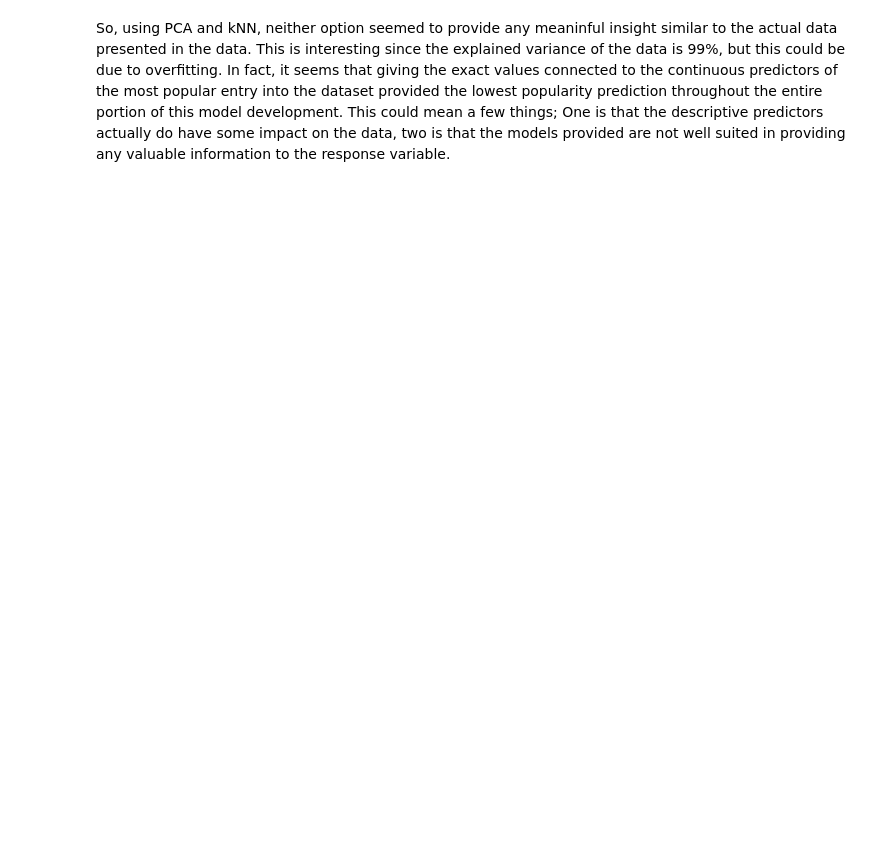
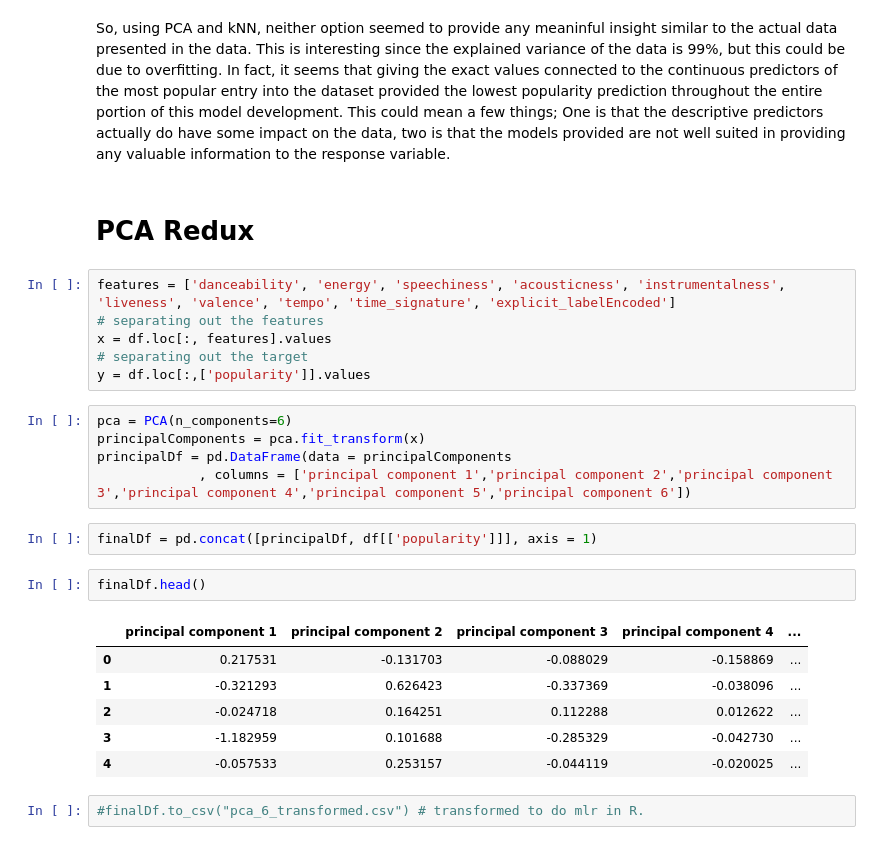
Before and after one commit to matthewsj17/Spotify-Data-Analysis-DSCI300-Project, a Jupyter notebook: DSCI300_SemesterProject.ipynb, the cells around one changed output. Saved outputs shown, nothing was run; the diff lists cells and outputs as text; blank space fills up the shorter version.

```diff
--- a/DSCI300_SemesterProject.ipynb
+++ b/DSCI300_SemesterProject.ipynb
@@ -1460,2 +1458,28 @@ array([[33.33333333]])
 # %% [markdown]
 So, using PCA and kNN, neither option seemed to provide any meaninful insight similar to the actual data presented in the data. This is interesting since the explained variance of the data is 99%, but this could be due to overfitting. In fact, it seems that giving the exact values connected to the continuous predictors of the most popular entry into the dataset provided the lowest popularity prediction throughout the entire portion of this model development. This could mean a few things; One is that the descriptive predictors actually do have some impact on the data, two is that the models provided are not well suited in providing any valuable information to the response variable.
+# %% [markdown]
+# PCA Redux
+# %%
+features = ['danceability', 'energy', 'speechiness', 'acousticness', 'instrumentalness', 'liveness', 'valence', 'tempo', 'time_signature', 'explicit_labelEncoded']
+# separating out the features
+x = df.loc[:, features].values
+# separating out the target
+y = df.loc[:,['popularity']].values
+# %%
+pca = PCA(n_components=6)
+principalComponents = pca.fit_transform(x)
+principalDf = pd.DataFrame(data = principalComponents
+             , columns = ['principal component 1','principal component 2','principal component 3','principal component 4','principal component 5','principal component 6'])
+# %%
+finalDf = pd.concat([principalDf, df[['popularity']]], axis = 1)
+# %%
+finalDf.head()
+# %% [output]
+|  | principal component 1 | principal component 2 | principal component 3 | principal component 4 | ... |
+| 0 | 0.217531 | -0.131703 | -0.088029 | -0.158869 | ... |
+| 1 | -0.321293 | 0.626423 | -0.337369 | -0.038096 | ... |
+| 2 | -0.024718 | 0.164251 | 0.112288 | 0.012622 | ... |
+| 3 | -1.182959 | 0.101688 | -0.285329 | -0.042730 | ... |
+| 4 | -0.057533 | 0.253157 | -0.044119 | -0.020025 | ... |
+# %%
+#finalDf.to_csv("pca_6_transformed.csv") # transformed to do mlr in R.
```
Also changed, not shown: parts of 20 cells of this notebook.
